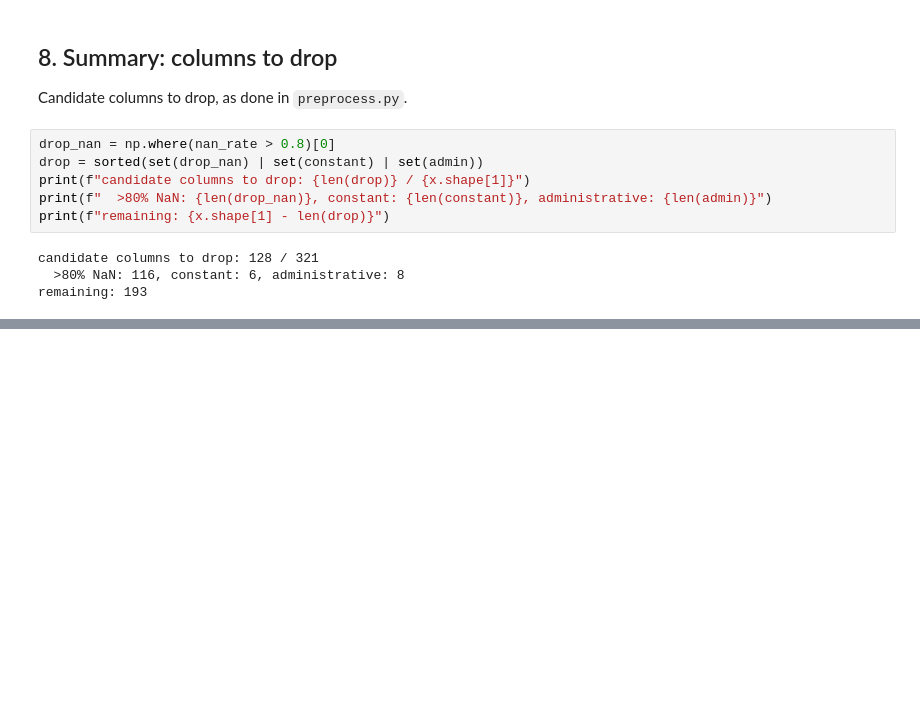
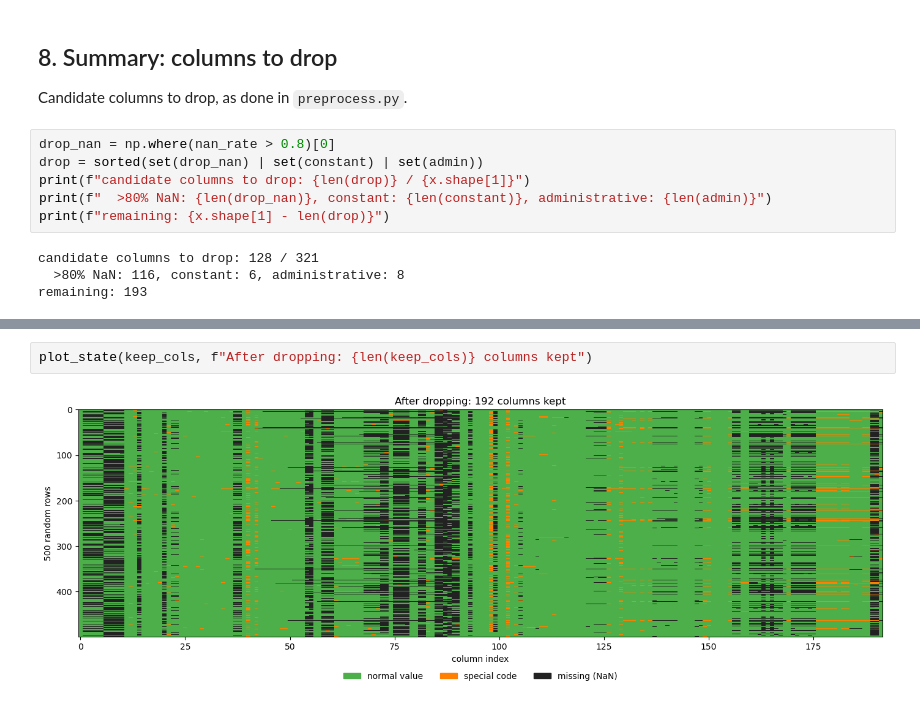
Before and after one commit to b10taj/ml-project1, a Jupyter notebook: notebooks/01_exploration.ipynb, the cells around one changed output, grey strips where cells are left out. Saved outputs shown, nothing was run; the diff lists cells and outputs as text; blank space fills up the shorter version.

```diff
--- a/notebooks/01_exploration.ipynb
+++ b/notebooks/01_exploration.ipynb
@@ -201,0 +290,4 @@ remaining: 193
+# %%
+plot_state(keep_cols, f"After dropping: {len(keep_cols)} columns kept")
+# %% [output]
+[figure, added]
```
Also changed, not shown: parts of 8 cells of this notebook.
